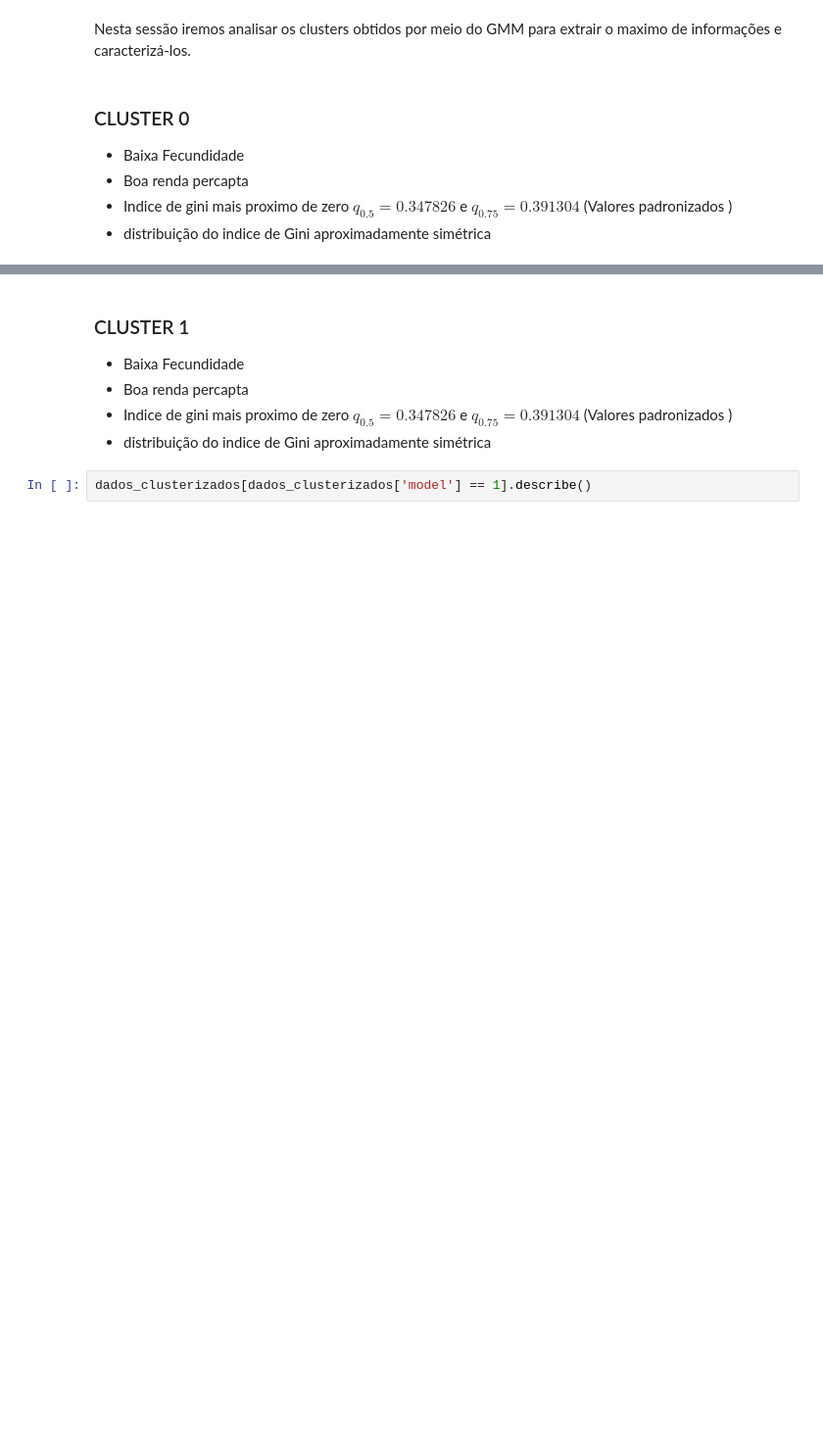
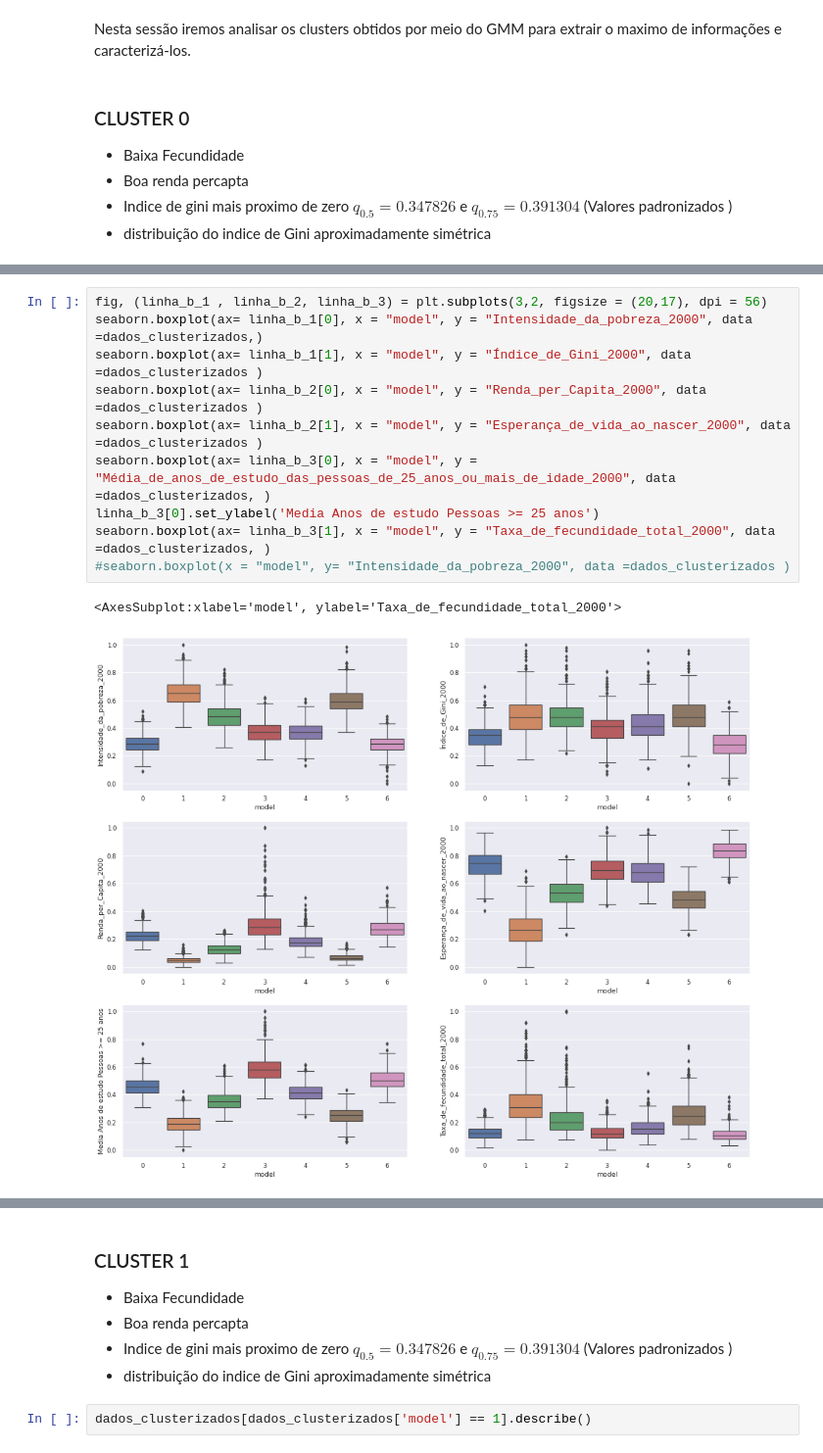
Before and after one commit to Jailsonrs/Poneglyph, a Jupyter notebook: UMAP-GMM.ipynb, the cells around one changed output, grey strips where cells are left out. Shown at 98% size. Drawn from its saved outputs; the diff is of its cells as text; blank space fills up the shorter version.

Commit message:
boxplots

```diff
--- a/UMAP-GMM.ipynb
+++ b/UMAP-GMM.ipynb
@@ -331,0 +343,13 @@ dados_clusterizados[dados_clusterizados['model'] == 0].describe()
+# %%
+fig, (linha_b_1 , linha_b_2, linha_b_3) = plt.subplots(3,2, figsize = (20,17), dpi = 56)
+seaborn.boxplot(ax= linha_b_1[0], x = "model", y = "Intensidade_da_pobreza_2000", data =dados_clusterizados,)
+seaborn.boxplot(ax= linha_b_1[1], x = "model", y = "Índice_de_Gini_2000", data =dados_clusterizados )
+seaborn.boxplot(ax= linha_b_2[0], x = "model", y = "Renda_per_Capita_2000", data =dados_clusterizados )
+seaborn.boxplot(ax= linha_b_2[1], x = "model", y = "Esperança_de_vida_ao_nascer_2000", data =dados_clusterizados )
+seaborn.boxplot(ax= linha_b_3[0], x = "model", y = "Média_de_anos_de_estudo_das_pessoas_de_25_anos_ou_mais_de_idade_2000", data =dados_clusterizados, )
+linha_b_3[0].set_ylabel('Media Anos de estudo Pessoas >= 25 anos')
+seaborn.boxplot(ax= linha_b_3[1], x = "model", y = "Taxa_de_fecundidade_total_2000", data =dados_clusterizados, )
+#seaborn.boxplot(x = "model", y= "Intensidade_da_pobreza_2000", data =dados_clusterizados )
+# %% [output]
+<AxesSubplot:xlabel='model', ylabel='Taxa_de_fecundidade_total_2000'>
+[figure, added]
```
Also changed, not shown: parts of 13 cells of this notebook.
